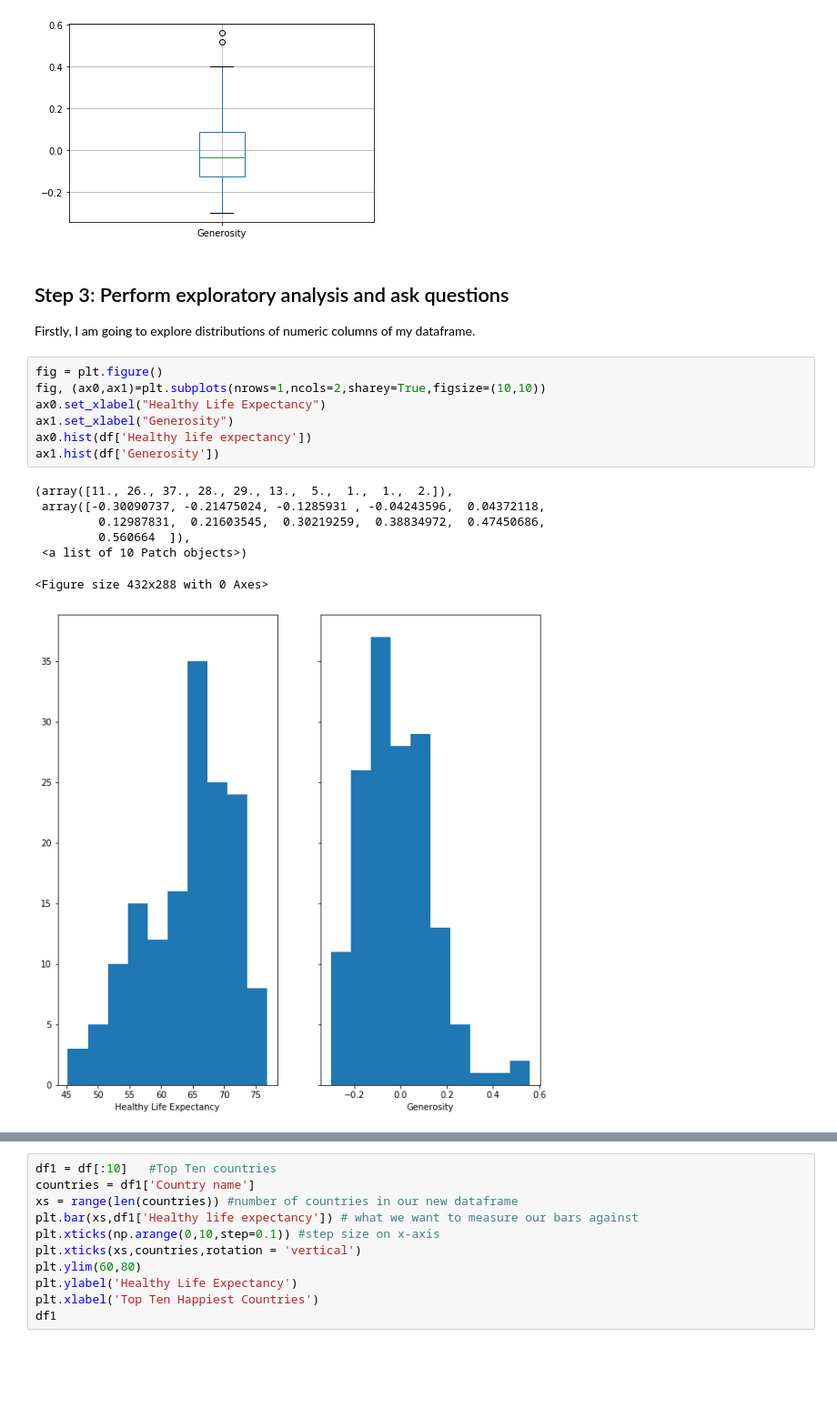
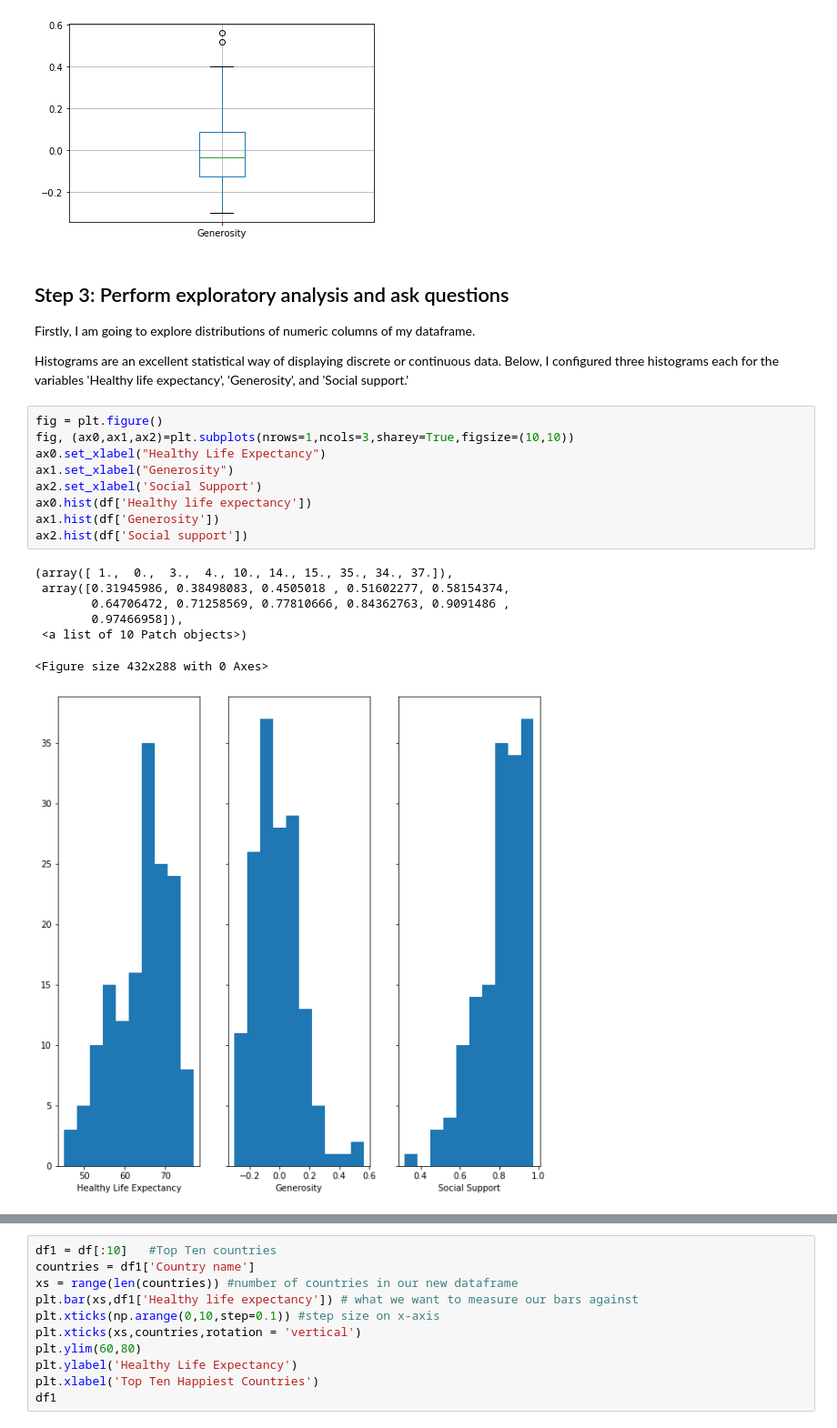
Before and after one commit to ax18031/ax18031_EMATM0048, a Jupyter notebook: Part3_folder/PART3.ipynb, the cells around one changed output, grey strips where cells are left out. Shown at 91% size. Cells and saved outputs as stored; diff of their text form; blank space fills up the shorter version.

Commit message:
Add files via upload
added some more commentary and another histogram

```diff
--- a/Part3_folder/PART3.ipynb
+++ b/Part3_folder/PART3.ipynb
@@ -115,19 +115,23 @@ bp = df.boxplot(column = 'Generosity')
 ## Step 3: Perform exploratory analysis and ask questions
 
 Firstly, I am going to explore distributions of numeric columns of my dataframe.
+
+Histograms are an excellent statistical way of displaying discrete or continuous data. Below, I configured three histograms each for the variables 'Healthy life expectancy', 'Generosity', and 'Social support.'
 # %%
 fig = plt.figure()
-fig, (ax0,ax1)=plt.subplots(nrows=1,ncols=2,sharey=True,figsize=(10,10))
+fig, (ax0,ax1,ax2)=plt.subplots(nrows=1,ncols=3,sharey=True,figsize=(10,10))
 ax0.set_xlabel("Healthy Life Expectancy")
 ax1.set_xlabel("Generosity")
+ax2.set_xlabel('Social Support')
 ax0.hist(df['Healthy life expectancy'])
 ax1.hist(df['Generosity'])
+ax2.hist(df['Social support'])
 # %% [output]
-(array([11., 26., 37., 28., 29., 13.,  5.,  1.,  1.,  2.]),
- array([-0.30090737, -0.21475024, -0.1285931 , -0.04243596,  0.04372118,
-         0.12987831,  0.21603545,  0.30219259,  0.38834972,  0.47450686,
-         0.560664  ]),
+(array([ 1.,  0.,  3.,  4., 10., 14., 15., 35., 34., 37.]),
+ array([0.31945986, 0.38498083, 0.4505018 , 0.51602277, 0.58154374,
+        0.64706472, 0.71258569, 0.77810666, 0.84362763, 0.9091486 ,
+        0.97466958]),
  <a list of 10 Patch objects>)
 <Figure size 432x288 with 0 Axes>
-[figure, old version]
+[figure, new version]
 # %% [markdown]
```
Also changed, not shown: parts of 8 cells of this notebook.
